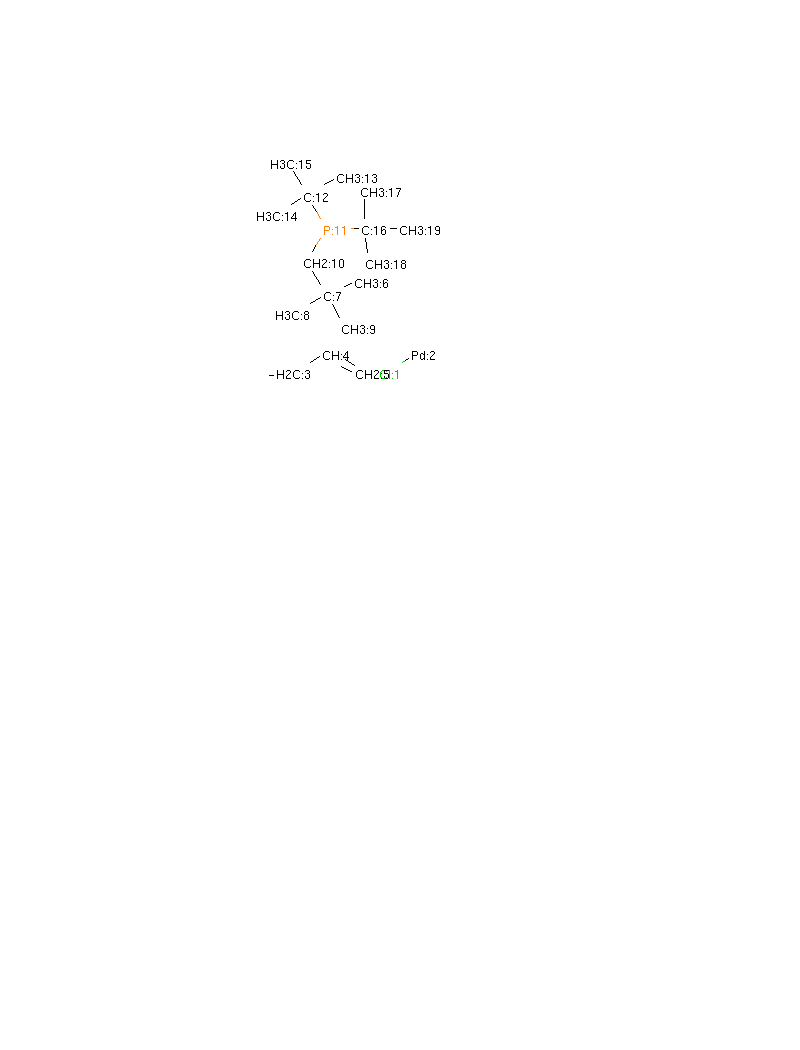
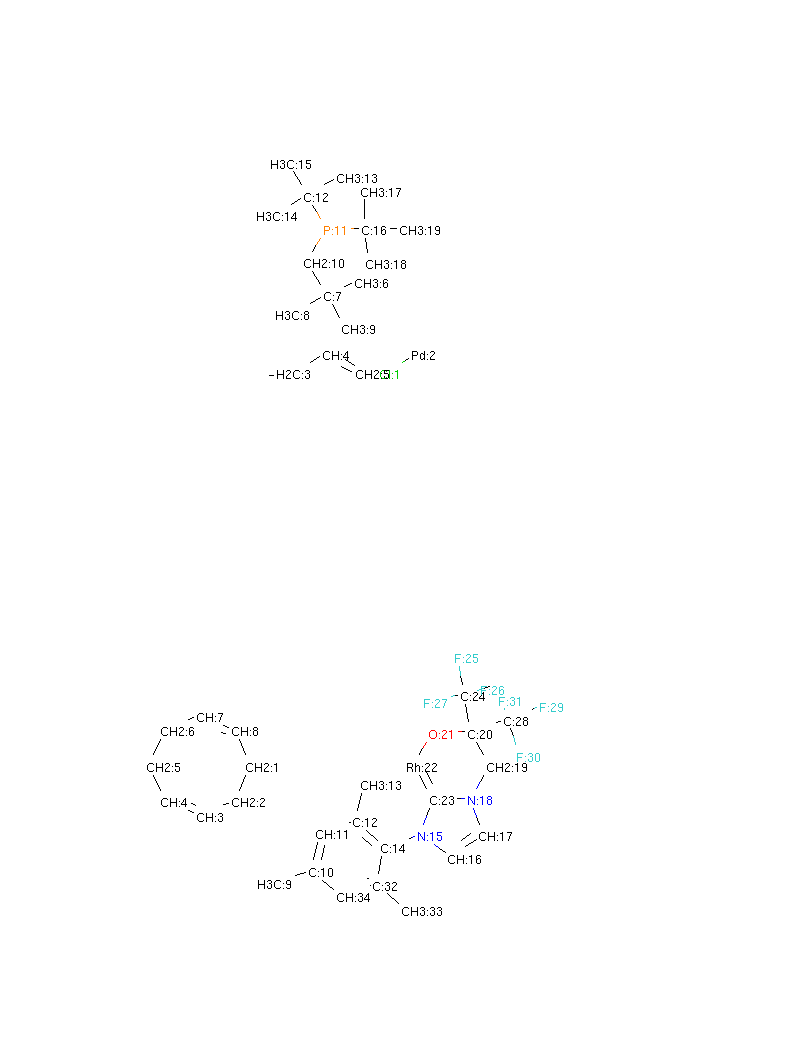
Before and after one commit to ualibweb/UALIB_ChemStructures, a Jupyter notebook: Jupyter_IndexTemplate/Organometallics_PCnonstandardBonds.ipynb, the cells around one changed output. Saved outputs shown, nothing was run; the diff lists cells and outputs as text; code cells hidden in the pictures; blank space fills up the shorter version.

Commit message:
update REGID lists and organometallic indexing notebook

```diff
--- a/Jupyter_IndexTemplate/Organometallics_PCnonstandardBonds.ipynb
+++ b/Jupyter_IndexTemplate/Organometallics_PCnonstandardBonds.ipynb
@@ -1910,3 +1910,86 @@ Chem.Draw.MolToImage(UALIB_2100, size=(500, 500))
 5 2 5
 
 """
+# %%
+# UALIB-2782
+
+UALIB_2782 = Chem.MolFromMolBlock("""
+     RDKit          2D
+
+ 34 36  0  0  0  0  0  0  0  0999 V2000
+    1.9598    0.0000    0.0000 C   0  0  0  0  0  0  0  0  0  0  0  0
+    1.3858   -1.3858    0.0000 C   0  0  0  0  0  0  0  0  0  0  0  0
+   -0.0000   -1.9598    0.0000 C   0  0  0  0  0  0  0  0  0  0  0  0
+   -1.3858   -1.3858    0.0000 C   0  0  0  0  0  0  0  0  0  0  0  0
+   -1.9598    0.0000    0.0000 C   0  0  0  0  0  0  0  0  0  0  0  0
+   -1.3858    1.3858    0.0000 C   0  0  0  0  0  0  0  0  0  0  0  0
+    0.0000    1.9598    0.0000 C   0  0  0  0  0  0  0  0  0  0  0  0
+    1.3858    1.3858    0.0000 C   0  0  0  0  0  0  0  0  0  0  0  0
+    2.9598   -4.5797    0.0000 C   0  0  0  0  0  0  0  0  0  0  0  0
+    4.3864   -4.1162    0.0000 C   0  0  0  0  0  0  0  0  0  0  0  0
+    4.6983   -2.6490    0.0000 C   0  0  0  0  0  0  0  0  0  0  0  0
+    6.1249   -2.1855    0.0000 C   0  0  0  0  0  0  0  0  0  0  0  0
+    6.4367   -0.7182    0.0000 C   0  0  0  0  0  0  0  0  0  0  0  0
+    7.2396   -3.1891    0.0000 C   0  0  0  0  0  0  0  0  0  0  0  0
+    8.6662   -2.7256    0.0000 N   0  0  0  0  0  0  0  0  0  0  0  0
+    9.8797   -3.6073    0.0000 C   0  0  0  0  0  0  0  0  0  0  0  0
+   11.0932   -2.7256    0.0000 C   0  0  0  0  0  0  0  0  0  0  0  0
+   10.6297   -1.2990    0.0000 N   0  0  0  0  0  0  0  0  0  0  0  0
+   11.3797    0.0000    0.0000 C   0  0  0  0  0  0  0  0  0  0  0  0
+   10.6297    1.2990    0.0000 C   0  0  0  0  0  0  0  0  0  0  0  0
+    9.1297    1.2990    0.0000 O   0  0  0  0  0  0  0  0  0  0  0  0
+    8.3797    0.0000    0.0000 Rh  0  0  0  0  0  3  0  0  0  0  0  0
+    9.1297   -1.2990    0.0000 C   0  0  0  0  0  0  0  0  0  0  0  0
+   10.3692    2.7762    0.0000 C   0  0  0  0  0  0  0  0  0  0  0  0
+   10.1088    4.2535    0.0000 F   0  0  0  0  0  0  0  0  0  0  0  0
+   11.1316    3.0093    0.0000 F   0  0  0  0  0  0  0  0  0  0  0  0
+    8.8920    2.5158    0.0000 F   0  0  0  0  0  0  0  0  0  0  0  0
+   12.0392    1.8121    0.0000 C   0  0  0  0  0  0  0  0  0  0  0  0
+   13.4488    2.3251    0.0000 F   0  0  0  0  0  0  0  0  0  0  0  0
+   12.5523    0.4025    0.0000 F   0  0  0  0  0  0  0  0  0  0  0  0
+   11.8599    2.5888    0.0000 F   0  0  0  0  0  0  0  0  0  0  0  0
+    6.9277   -4.6564    0.0000 C   0  0  0  0  0  0  0  0  0  0  0  0
+    8.0424   -5.6601    0.0000 C   0  0  0  0  0  0  0  0  0  0  0  0
+    5.5011   -5.1199    0.0000 C   0  0  0  0  0  0  0  0  0  0  0  0
+  1  2  1  0
+  2  3  1  0
+  3  4  2  0
+  4  5  1  0
+  5  6  1  0
+  6  7  1  0
+  7  8  2  0
+  9 10  1  0
+ 10 11  2  0
+ 11 12  1  0
+ 12 13  1  0
+ 12 14  2  0
+ 14 15  1  0
+ 15 16  1  0
+ 16 17  2  0
+ 17 18  1  0
+ 18 19  1  0
+ 19 20  1  0
+ 20 21  1  0
+ 21 22  1  0
+ 22 23  2  0
+ 20 24  1  0
+ 24 25  1  0
+ 24 26  1  0
+ 24 27  1  0
+ 20 28  1  0
+ 28 29  1  0
+ 28 30  1  0
+ 28 31  1  0
+ 14 32  1  0
+ 32 33  1  0
+ 32 34  2  0
+  8  1  1  0
+ 34 10  1  0
+ 23 15  1  0
+ 23 18  1  0
+M  END
+""")
+molblock_with_atom_index(UALIB_2782)
+Chem.Draw.MolToImage(UALIB_2782, size=(500, 500))
+# %% [output]
+[figure, added]
```
Also changed, not shown: parts of 14 cells of this notebook, 4 other files.
